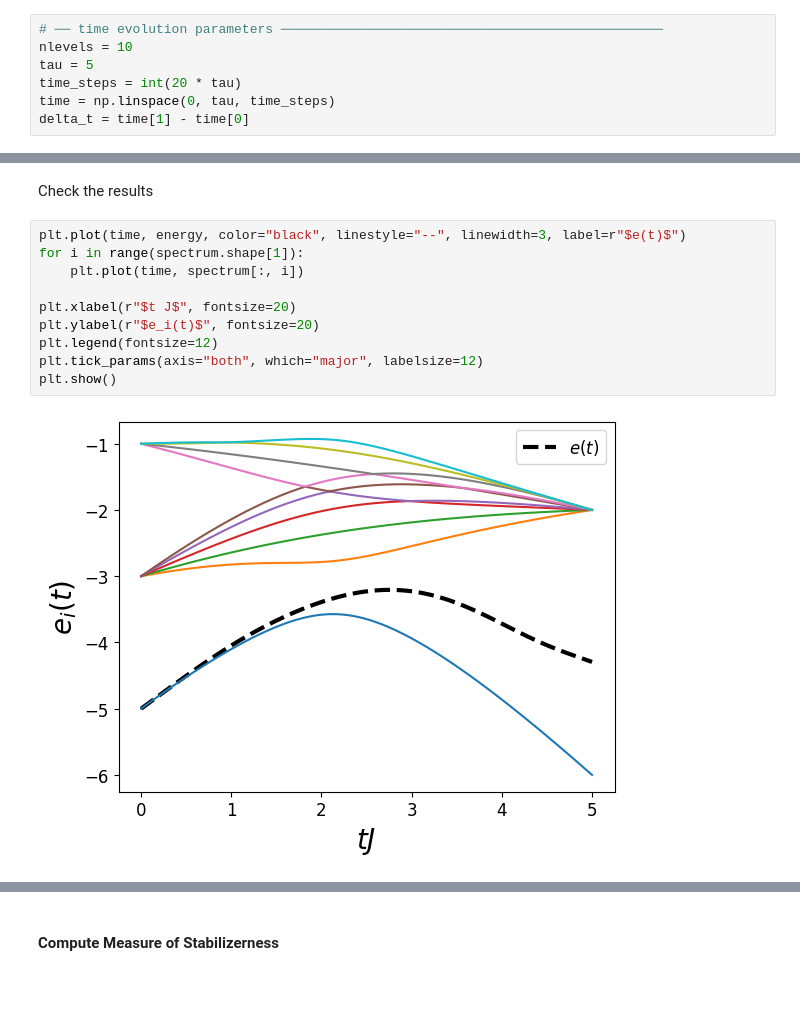
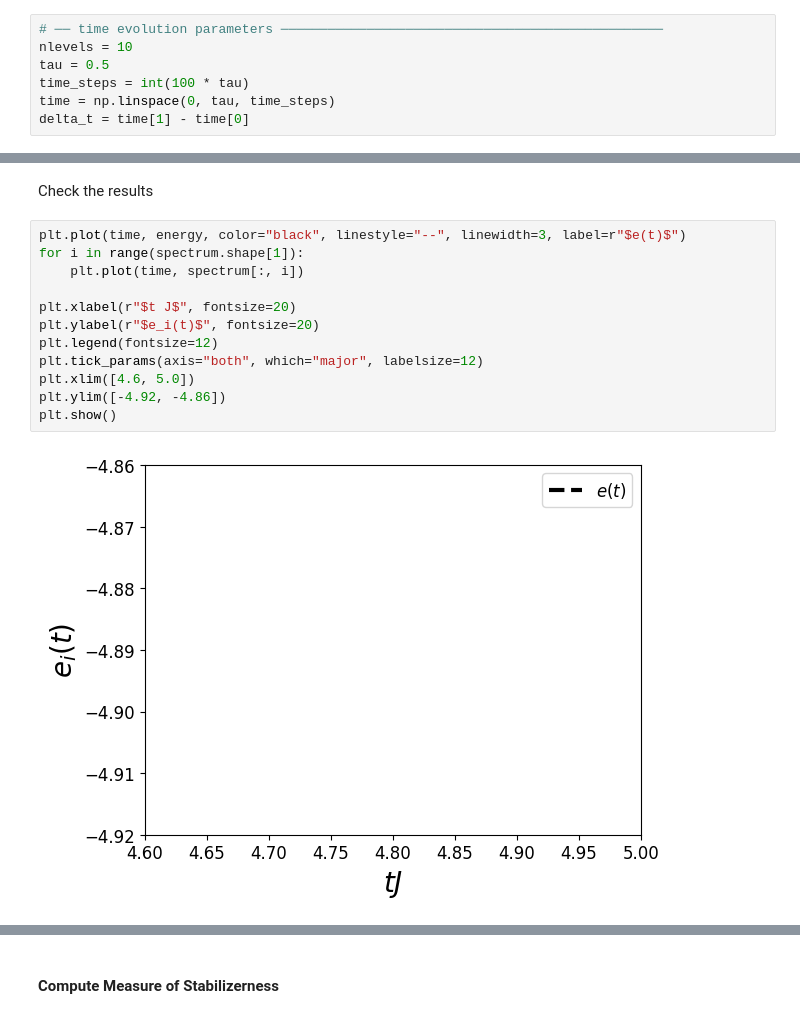
Before and after one commit to emacosta95/Magic4Annealing, a Jupyter notebook: Exploring1DIsing.ipynb, the cells around one changed output, grey strips where cells are left out. Saved outputs shown, nothing was run; the diff lists cells and outputs as text; blank space fills up the shorter version.

```diff
--- a/Exploring1DIsing.ipynb
+++ b/Exploring1DIsing.ipynb
@@ -76,8 +77,8 @@ print(
 # %%
 # ── time evolution parameters ─────────────────────────────────────────────────
 nlevels = 10
-tau = 5
-time_steps = int(20 * tau)
+tau = 0.5
+time_steps = int(100 * tau)
 time = np.linspace(0, tau, time_steps)
 delta_t = time[1] - time[0]
 # %%
@@ -140,15 +141,17 @@ Check the results
 # %%
 plt.plot(time, energy, color="black", linestyle="--", linewidth=3, label=r"$e(t)$")
 for i in range(spectrum.shape[1]):
     plt.plot(time, spectrum[:, i])
 
 plt.xlabel(r"$t J$", fontsize=20)
 plt.ylabel(r"$e_i(t)$", fontsize=20)
 plt.legend(fontsize=12)
 plt.tick_params(axis="both", which="major", labelsize=12)
+plt.xlim([4.6, 5.0])
+plt.ylim([-4.92, -4.86])
 plt.show()
 # %% [output]
-[figure, old version]
+[figure, new version]
 # %%
 for i in range(nlevels):
     plt.plot(time, probabilities[:, i], label=f"level {i}")
```
Also changed, not shown: parts of 17 cells of this notebook, 12 other files.
